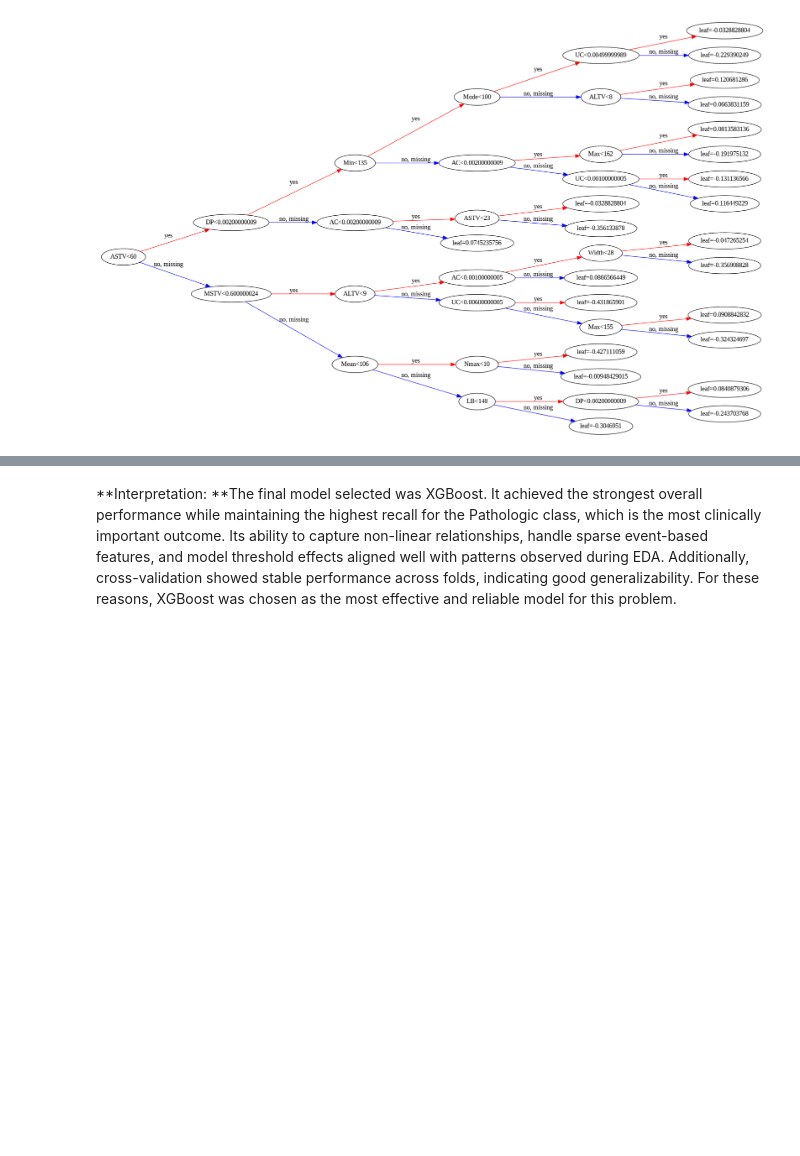
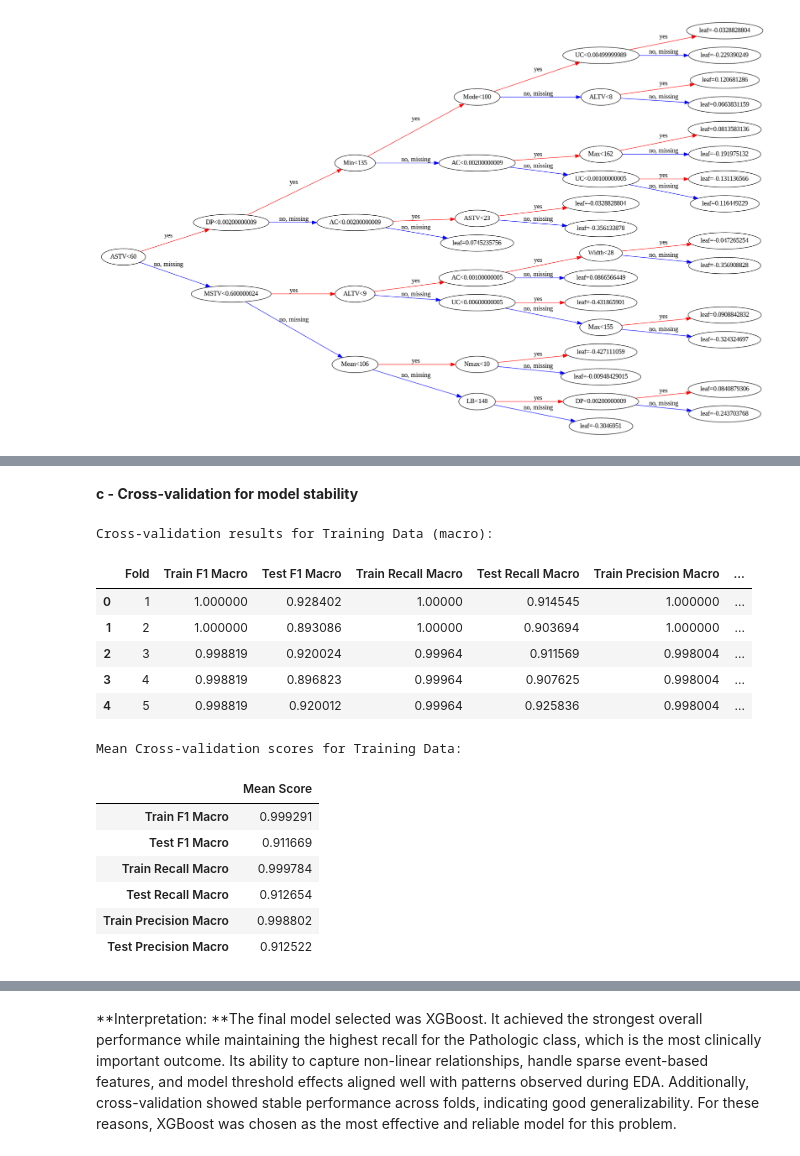
Before and after one commit to vgsilva-eng/applied-ai-ml, a Jupyter notebook: notebooks/Model_Analysis.ipynb, the cells around one changed output, grey strips where cells are left out. Cells and saved outputs as stored; diff of their text form; code cells hidden in the pictures; blank space fills up the shorter version.

```diff
--- a/notebooks/Model_Analysis.ipynb
+++ b/notebooks/Model_Analysis.ipynb
@@ -856,0 +1041,76 @@ scores
+# %% [markdown]
+**c - Cross-validation for model stability**
+# %%
+# Cross validation on the training data, across all three classes
+# The function uses the training data and splits it into 5 folds. Trains on 4 out 5 folds and compares against the remining fold (train fold).
+# In the table below, fold 1 is training on folds 2-5 and tested on 1.
+
+from imblearn.pipeline import Pipeline
+from imblearn.over_sampling import SMOTE
+from sklearn.model_selection import StratifiedKFold, cross_validate
+from xgboost import XGBClassifier
+
+# Ensure y_train is 0-indexed for XGBoost (y_train is already 0-indexed from previous splits)
+
+pipeline = Pipeline([
+    ('smote', SMOTE(random_state=42)),
+    ('model', XGBClassifier(
+        max_depth=5,
+        learning_rate=0.2,
+        n_estimators=200,
+        random_state=42,
+        eval_metric='mlogloss',
+        num_class=len(y_train.unique()) # Explicitly define the number of classes based on y_train
+    ))
+])
+
+cv = StratifiedKFold(n_splits=5, shuffle=True, random_state=42)
+
+scoring = {
+    'f1_macro': 'f1_macro',
+    'recall_macro': 'recall_macro',
+    'precision_macro': 'precision_macro'
+}
+
+cv_results = cross_validate(
+    pipeline,
+    X_train, # Use training features for cross-validation
+    y_train, # Use training target variable for cross-validation
+    cv=cv,
+    scoring=scoring,
+    return_train_score=True,
+    n_jobs=-1
+)
+
+cv_fold_results = pd.DataFrame({
+    'Fold': range(1, 6),
+    'Train F1 Macro': cv_results['train_f1_macro'],
+    'Test F1 Macro': cv_results['test_f1_macro'],
+    'Train Recall Macro': cv_results['train_recall_macro'],
+    'Test Recall Macro': cv_results['test_recall_macro'],
+    'Train Precision Macro': cv_results['train_precision_macro'],
+    'Test Precision Macro': cv_results['test_precision_macro']
+})
+
+print("Cross-validation results for Training Data (macro):")
+display(cv_fold_results)
+
+print("\nMean Cross-validation scores for Training Data:")
+mean_scores_cv = cv_fold_results.drop('Fold', axis=1).mean().to_frame(name='Mean Score')
+display(mean_scores_cv)
+# %% [output]
+Cross-validation results for Training Data (macro):
+|  | Fold | Train F1 Macro | Test F1 Macro | Train Recall Macro | Test Recall Macro | Train Precision Macro | ... |
+| 0 | 1 | 1.000000 | 0.928402 | 1.00000 | 0.914545 | 1.000000 | ... |
+| 1 | 2 | 1.000000 | 0.893086 | 1.00000 | 0.903694 | 1.000000 | ... |
+| 2 | 3 | 0.998819 | 0.920024 | 0.99964 | 0.911569 | 0.998004 | ... |
+| 3 | 4 | 0.998819 | 0.896823 | 0.99964 | 0.907625 | 0.998004 | ... |
+| 4 | 5 | 0.998819 | 0.920012 | 0.99964 | 0.925836 | 0.998004 | ... |
+Mean Cross-validation scores for Training Data:
+|  | Mean Score |
+| Train F1 Macro | 0.999291 |
+| Test F1 Macro | 0.911669 |
+| Train Recall Macro | 0.999784 |
+| Test Recall Macro | 0.912654 |
+| Train Precision Macro | 0.998802 |
+| Test Precision Macro | 0.912522 |
```
Also changed, not shown: parts of 20 cells of this notebook.
